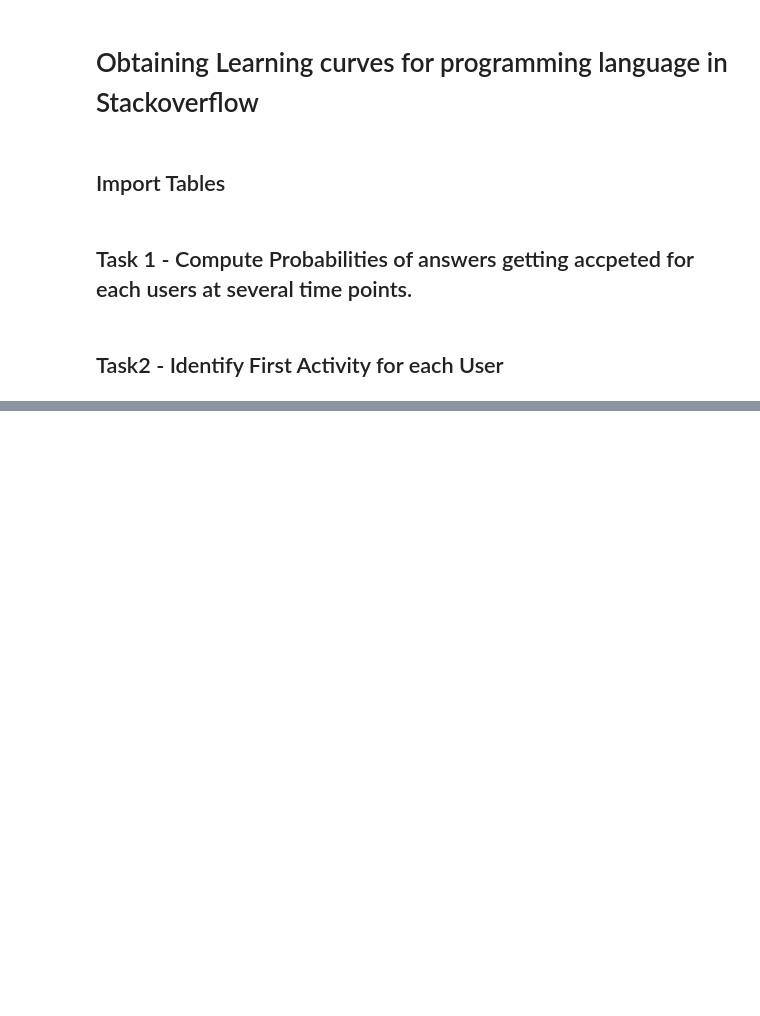
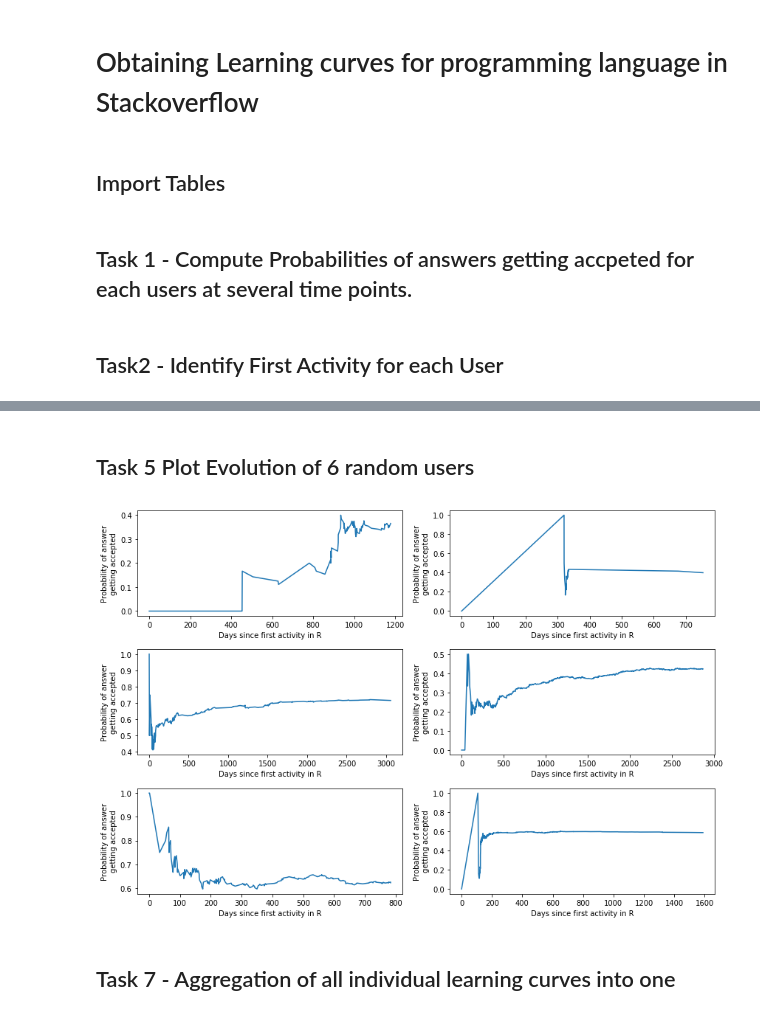
Before and after one commit to live-wire/overflow, a Jupyter notebook: ProbAccAnswerAllLanguages.ipynb, the cells around one changed output, grey strips where cells are left out. Cells and saved outputs as stored; diff of their text form; code cells hidden in the pictures; blank space fills up the shorter version.

Commit message:
refactor to make code suitable for all languages done

```diff
--- a/ProbAccAnswerAllLanguages.ipynb
+++ b/ProbAccAnswerAllLanguages.ipynb
@@ -84,0 +137,2 @@ JAVAquestionsTable[' CreationDate']=pd.to_datetime(JAVAquestionsTable[' Creation
+# %%
+RsummaryTableProbAccAnswer = removeUsersWithFewAnswers(RanswersTable,RsummaryTableProbAccAnswer)
@@ -84,0 +145,16 @@ JAVAquestionsTable[' CreationDate']=pd.to_datetime(JAVAquestionsTable[' Creation
+# %%
+def addZeroTimepoint(summaryTableProbAccAnswer_provided):
+    summaryTableProbAccAnswer=summaryTableProbAccAnswer_provided.copy()
+    #Add 0 to time 0
+    usersWhoHaveZero=list(set(summaryTableProbAccAnswer[" OwnerUserId"][summaryTableProbAccAnswer["NormTime"]==0].tolist()))
+    usersArtificialZero = list(set(summaryTableProbAccAnswer[" OwnerUserId"][~summaryTableProbAccAnswer[" OwnerUserId"].isin(usersWhoHaveZero)].tolist()))
+    tempdfArtificialZero = pd.DataFrame(0, index=np.arange(len(usersArtificialZero)), columns=list(summaryTableProbAccAnswer.columns.values))
+    tempdfArtificialZero[" OwnerUserId"]=usersArtificialZero
+    tempdfArtificialZero[" OwnerUserId"]=tempdfArtificialZero[" OwnerUserId"].astype(np.int64) # make type correct
+    summaryTableProbAccAnswer = summaryTableProbAccAnswer.append(tempdfArtificialZero, ignore_index=True)
+
+    #reorder again
+    summaryTableProbAccAnswer=summaryTableProbAccAnswer.sort_values([' OwnerUserId','NormTime']) #order by user
+    return(summaryTableProbAccAnswer)
+# %%
+RsummaryTableProbAccAnswer = addZeroTimepoint(RsummaryTableProbAccAnswer)
@@ -84,0 +182,23 @@ JAVAquestionsTable[' CreationDate']=pd.to_datetime(JAVAquestionsTable[' Creation
+# %% [markdown]
+## Task 5 Plot Evolution of 6 random users
+# %%
+import random
+def plotEvolutionRandomUsers(summaryTableProbAccAnswer,language):
+    r_users=summaryTableProbAccAnswer.loc[np.random.choice(summaryTableProbAccAnswer.index, 6)][" OwnerUserId"].tolist()
+    plt.figure(figsize=(12,8))
+
+    for i in range(0,6):
+        user=r_users[i]
+        plt.subplot(3,2,i+1)
+        plt.xlabel("Days since first activity in "+language)
+        plt.ylabel("Probability of answer\ngetting accepted")
+        plt.plot(summaryTableProbAccAnswer.loc[summaryTableProbAccAnswer[" OwnerUserId"]==user]["DifferenceNumerator"].tolist(),summaryTableProbAccAnswer.loc[summaryTableProbAccAnswer[" OwnerUserId"]==user]["ProbAccAnswer"].tolist())
+
+    plt.tight_layout()
+    plt.show()
+# %%
+plotEvolutionRandomUsers(RsummaryTableProbAccAnswer,"R")
+# %% [output]
+[figure, added]
+# %% [markdown]
+## Task 7 - Aggregation of all individual learning curves into one
```
Also changed, not shown: parts of 16 cells of this notebook.
